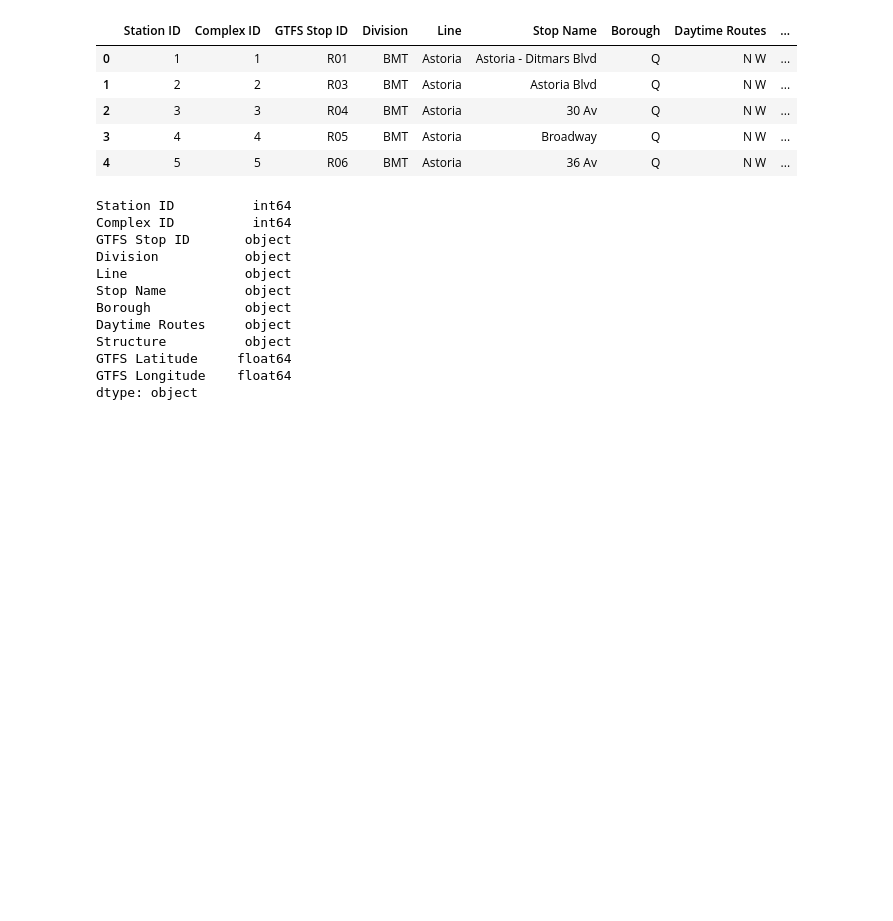
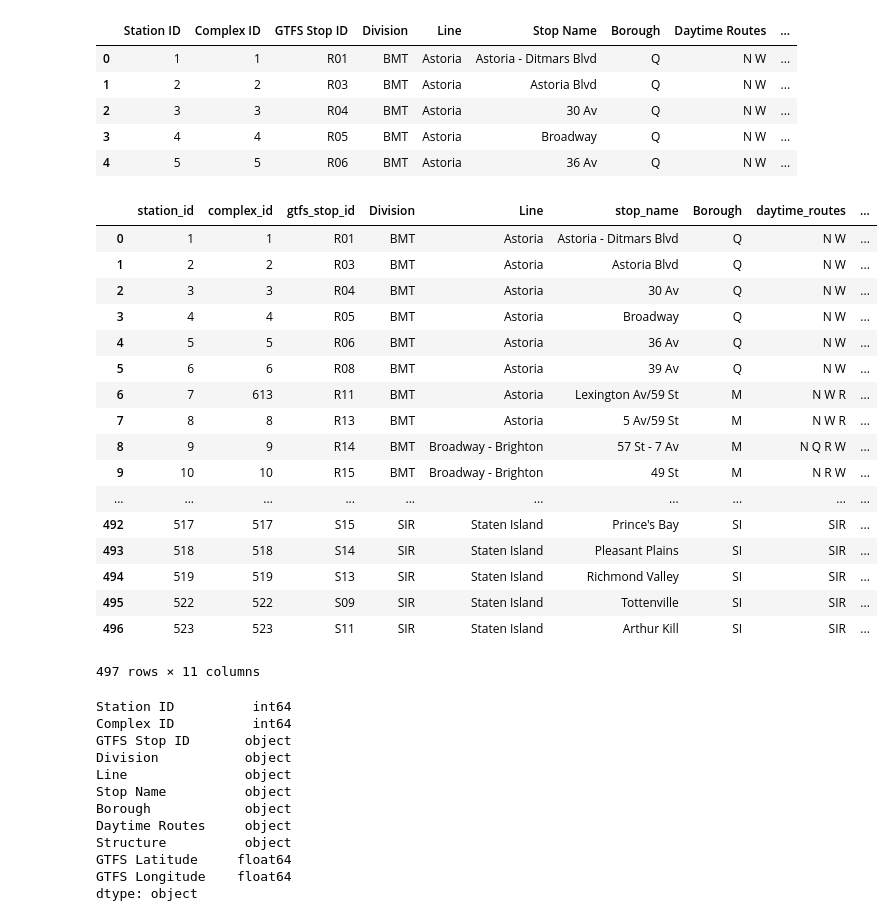
Before and after one commit to SpacePatroller/MTA_RIDERSHIP_ANALYSIS, a Jupyter notebook: stations_lat_lon.ipynb, the cells around one changed output. Saved outputs shown, nothing was run; the diff lists cells and outputs as text; code cells hidden in the pictures; blank space fills up the shorter version.

```diff
--- a/stations_lat_lon.ipynb
+++ b/stations_lat_lon.ipynb
@@ -22,6 +22,27 @@ df.head()
 | 2 | 3 | 3 | R04 | BMT | Astoria | 30 Av | Q | N W | ... |
 | 3 | 4 | 4 | R05 | BMT | Astoria | Broadway | Q | N W | ... |
 | 4 | 5 | 5 | R06 | BMT | Astoria | 36 Av | Q | N W | ... |
+# %%
+df.rename(index=str, columns={"Station ID": "station_id", "Complex ID": "complex_id","GTFS Stop ID" : "gtfs_stop_id","Stop Name":"stop_name","Daytime Routes": "daytime_routes","GTFS Latitude":"gtfs_latitude","GTFS Longitude":"gtfs_longitude"})
+# %% [output]
+|  | station_id | complex_id | gtfs_stop_id | Division | Line | stop_name | Borough | daytime_routes | ... |
+| 0 | 1 | 1 | R01 | BMT | Astoria | Astoria - Ditmars Blvd | Q | N W | ... |
+| 1 | 2 | 2 | R03 | BMT | Astoria | Astoria Blvd | Q | N W | ... |
+| 2 | 3 | 3 | R04 | BMT | Astoria | 30 Av | Q | N W | ... |
+| 3 | 4 | 4 | R05 | BMT | Astoria | Broadway | Q | N W | ... |
+| 4 | 5 | 5 | R06 | BMT | Astoria | 36 Av | Q | N W | ... |
+| 5 | 6 | 6 | R08 | BMT | Astoria | 39 Av | Q | N W | ... |
+| 6 | 7 | 613 | R11 | BMT | Astoria | Lexington Av/59 St | M | N W R | ... |
+| 7 | 8 | 8 | R13 | BMT | Astoria | 5 Av/59 St | M | N W R | ... |
+| 8 | 9 | 9 | R14 | BMT | Broadway - Brighton | 57 St - 7 Av | M | N Q R W | ... |
+| 9 | 10 | 10 | R15 | BMT | Broadway - Brighton | 49 St | M | N R W | ... |
+| ... | ... | ... | ... | ... | ... | ... | ... | ... | ... |
+| 492 | 517 | 517 | S15 | SIR | Staten Island | Prince's Bay | SI | SIR | ... |
+| 493 | 518 | 518 | S14 | SIR | Staten Island | Pleasant Plains | SI | SIR | ... |
+| 494 | 519 | 519 | S13 | SIR | Staten Island | Richmond Valley | SI | SIR | ... |
+| 495 | 522 | 522 | S09 | SIR | Staten Island | Tottenville | SI | SIR | ... |
+| 496 | 523 | 523 | S11 | SIR | Staten Island | Arthur Kill | SI | SIR | ... |
+497 rows × 11 columns
 # %%
 df.dtypes
 # %% [output]
```
Also changed, not shown: parts of 3 cells of this notebook, 5 other files.
